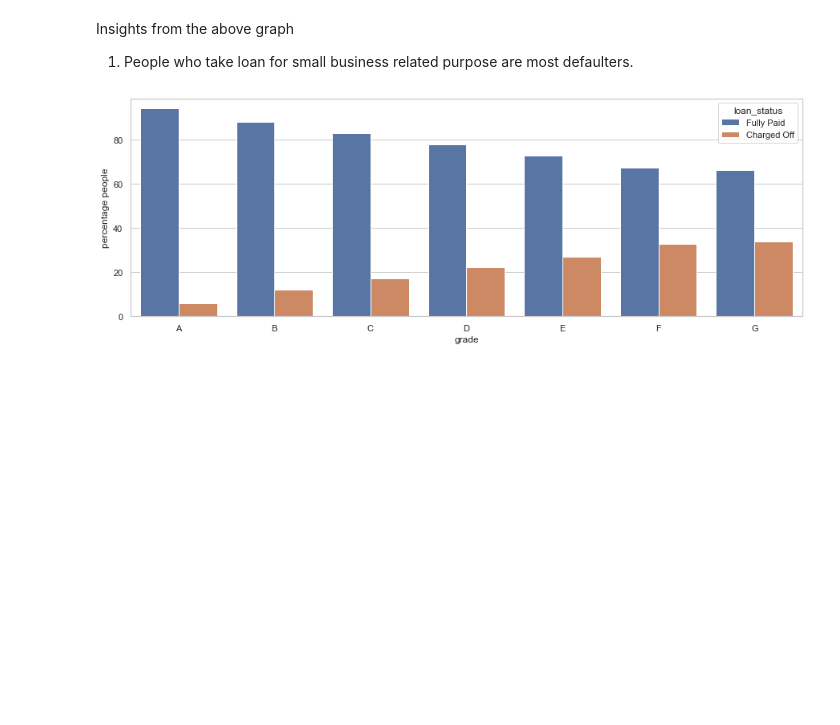
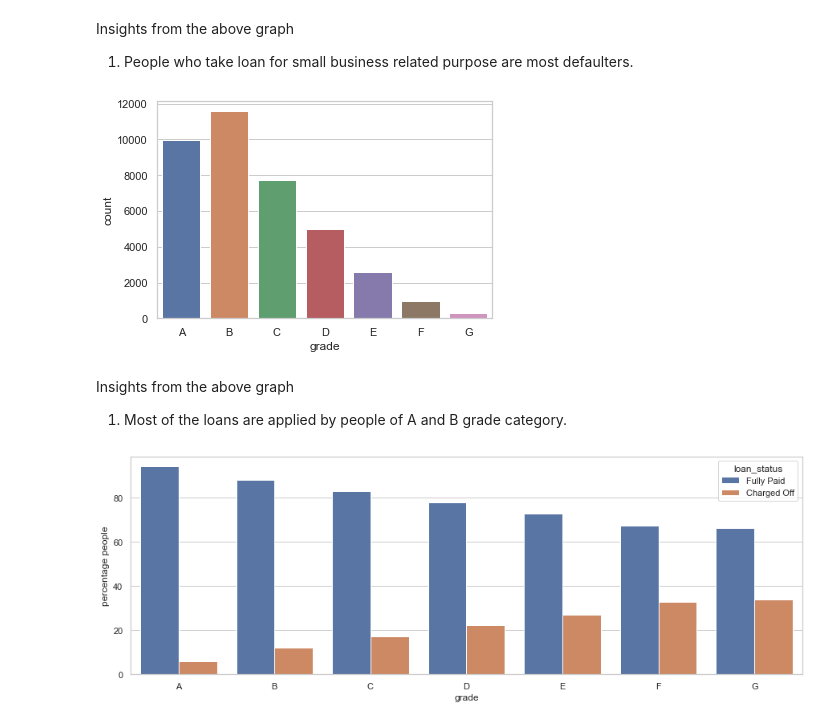
Before and after one commit to Harshulagarwal/LendingClubCaseStudy, a Jupyter notebook: LENDING_CLUB_CASE_STUDY.ipynb, the cells around one changed output. Cells and saved outputs as stored; diff of their text form; code cells hidden in the pictures; blank space fills up the shorter version.

Commit message:
Added 1 more plot. Finalized notebook. Updated corrections in ppt. TODO: Final analysis in ppt

```diff
--- a/LENDING_CLUB_CASE_STUDY.ipynb
+++ b/LENDING_CLUB_CASE_STUDY.ipynb
@@ -763,6 +763,14 @@ plt.show()
 # %% [markdown]
 Insights from the above graph
 1. People who take loan for small business related purpose are most defaulters.
+# %%
+sns.countplot(loan["grade"],  order=sorted(loan.grade.unique()))
+plt.show()
+# %% [output]
+[figure, added]
+# %% [markdown]
+Insights from the above graph
+1. Most of the loans are applied by people of A and B grade category.
 # %%
 grade_counts = (loan.groupby(["grade"])['loan_status']
                      .value_counts(normalize=True)
```
Also changed, not shown: parts of 17 cells of this notebook.
